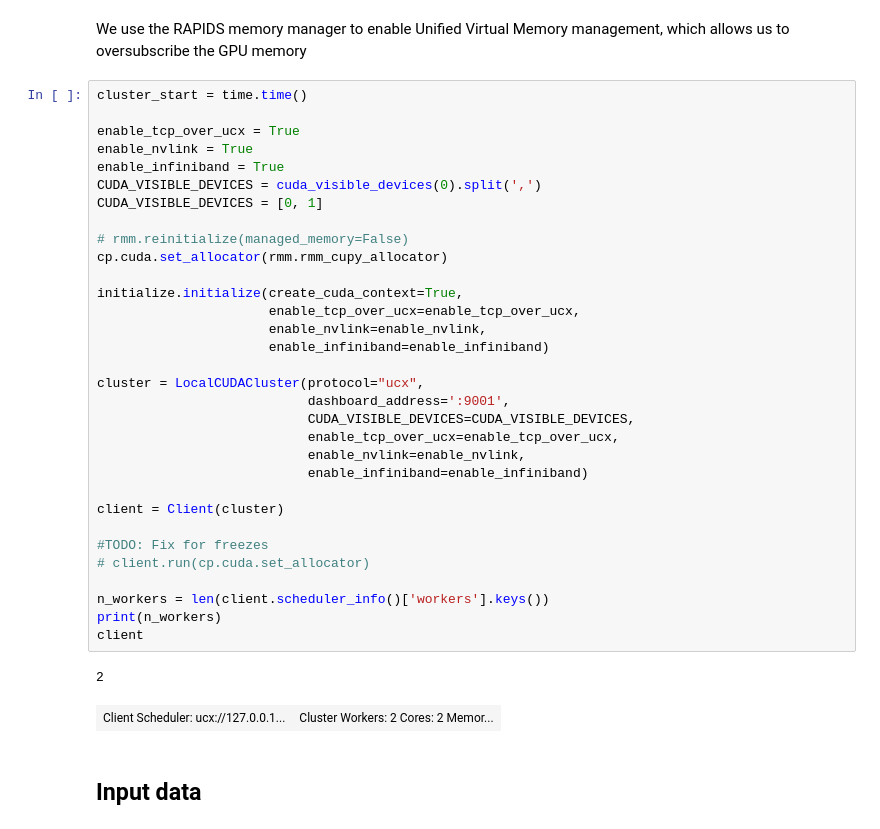
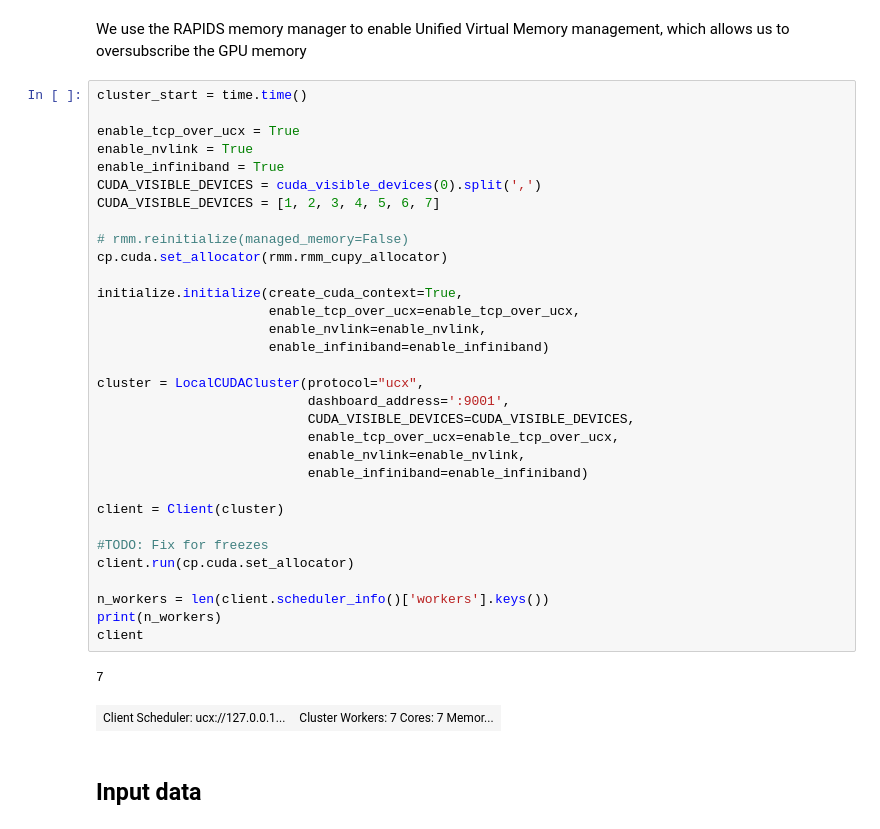
Before and after one commit to NVIDIA-Genomics-Research/rapids-single-cell-examples, a Jupyter notebook: notebooks/1M_brain_gpu_analysis_multigpu-2.ipynb, the cells around one changed output. Drawn from its saved outputs; the diff is of its cells as text.

```diff
--- a/notebooks/1M_brain_gpu_analysis_multigpu-2.ipynb
+++ b/notebooks/1M_brain_gpu_analysis_multigpu-2.ipynb
@@ -108,37 +108,37 @@ We use the RAPIDS memory manager to enable Unified Virtual Memory management, wh
 cluster_start = time.time()
 
 enable_tcp_over_ucx = True
 enable_nvlink = True
 enable_infiniband = True
 CUDA_VISIBLE_DEVICES = cuda_visible_devices(0).split(',')
-CUDA_VISIBLE_DEVICES = [0, 1]
+CUDA_VISIBLE_DEVICES = [1, 2, 3, 4, 5, 6, 7]
 
 # rmm.reinitialize(managed_memory=False)
 cp.cuda.set_allocator(rmm.rmm_cupy_allocator)
 
 initialize.initialize(create_cuda_context=True,
                       enable_tcp_over_ucx=enable_tcp_over_ucx,
                       enable_nvlink=enable_nvlink,
                       enable_infiniband=enable_infiniband)
 
 cluster = LocalCUDACluster(protocol="ucx",
                            dashboard_address=':9001',
                            CUDA_VISIBLE_DEVICES=CUDA_VISIBLE_DEVICES,
                            enable_tcp_over_ucx=enable_tcp_over_ucx,
                            enable_nvlink=enable_nvlink,
                            enable_infiniband=enable_infiniband)
 
 client = Client(cluster)
 
 #TODO: Fix for freezes
-# client.run(cp.cuda.set_allocator)
+client.run(cp.cuda.set_allocator)
 
 n_workers = len(client.scheduler_info()['workers'].keys())
 print(n_workers)
 client
 # %% [output]
-2
+7
-| Client Scheduler: ucx://127.0.0.1... | Cluster Workers: 2 Cores: 2 Memor... |
+| Client Scheduler: ucx://127.0.0.1... | Cluster Workers: 7 Cores: 7 Memor... |
 # %% [markdown]
 ## Input data
 # %% [markdown]
```
Also changed, not shown: parts of 30 cells of this notebook.
